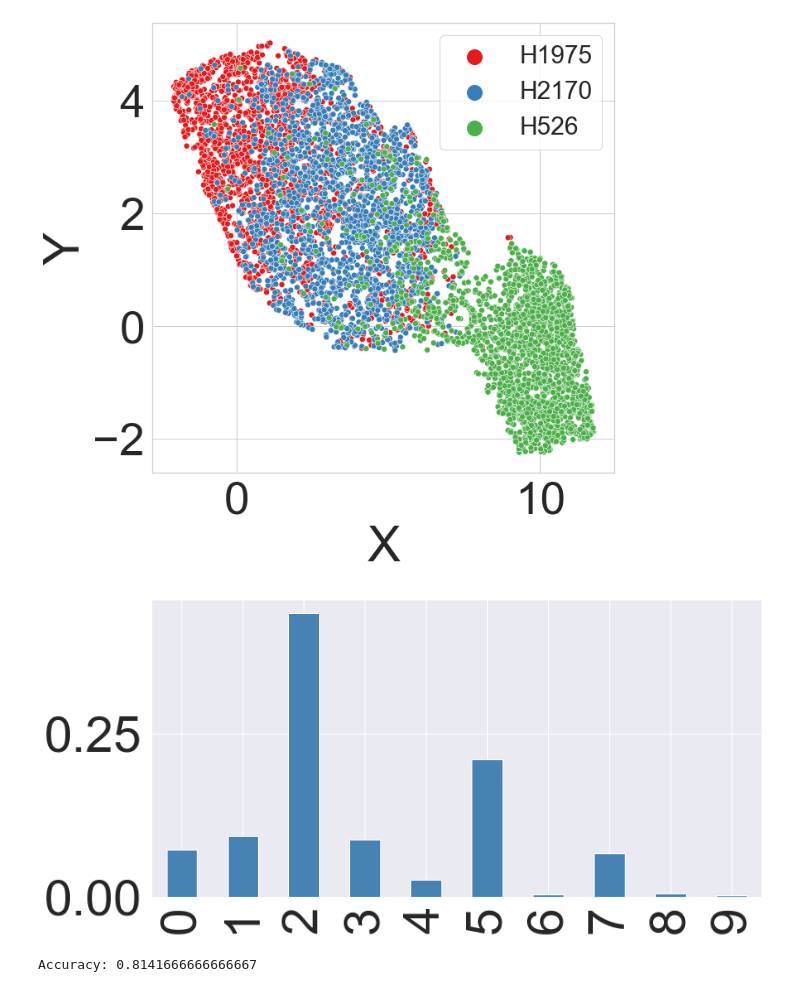
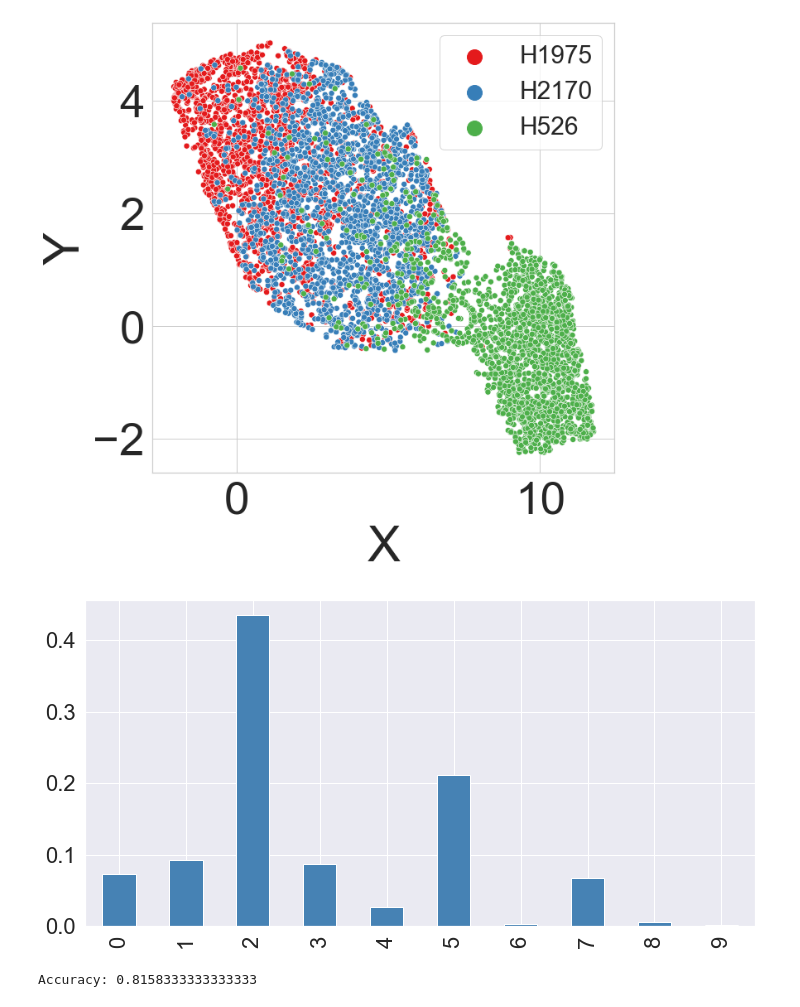
Before and after one commit to rashmisrm/MorphoGenie, a Jupyter notebook: MorphoGenie-Test.ipynb, the cells around one changed output. Cells and saved outputs as stored; diff of their text form; code cells hidden in the pictures.

```diff
--- a/MorphoGenie-Test.ipynb
+++ b/MorphoGenie-Test.ipynb
@@ -315,26 +315,26 @@ plt.legend(markerscale=3, fontsize=30)
 <matplotlib.legend.Legend at 0x...>
 [figure]
 # %%
-sns.set(font_scale=5)
+sns.set(font_scale=2)
 from sklearn.tree import DecisionTreeClassifier
 from sklearn.model_selection import train_test_split
 from sklearn import metrics
 import pandas as pd
 plt.grid(None)
 
 # Split dataset into training set and test set
 X_train, X_test, y_train, y_test = train_test_split(mu_real_All, label1, test_size=0.2, random_state=1)
 clf = DecisionTreeClassifier(criterion='gini', max_depth=7)
 clf.fit(X_train, y_train)  # celltype
 pd.Series(clf.feature_importances_, index=LatentZ.columns).plot.bar(color='steelblue', figsize=(12, 6))
 plt.show()
 y_pred = clf.predict(X_test)
 
 
 print("Accuracy:", metrics.accuracy_score(y_test, y_pred))
 # %% [output]
-[figure, old version]
+[figure, new version]
-Accuracy: 0.8141666666666667
+Accuracy: 0.8158333333333333
 # %%
 from sklearn.metrics import ConfusionMatrixDisplay, confusion_matrix,plot_confusion_matrix
 plt.figure(figsize=(5,5))
```
Also changed, not shown: parts of 4 cells of this notebook.
